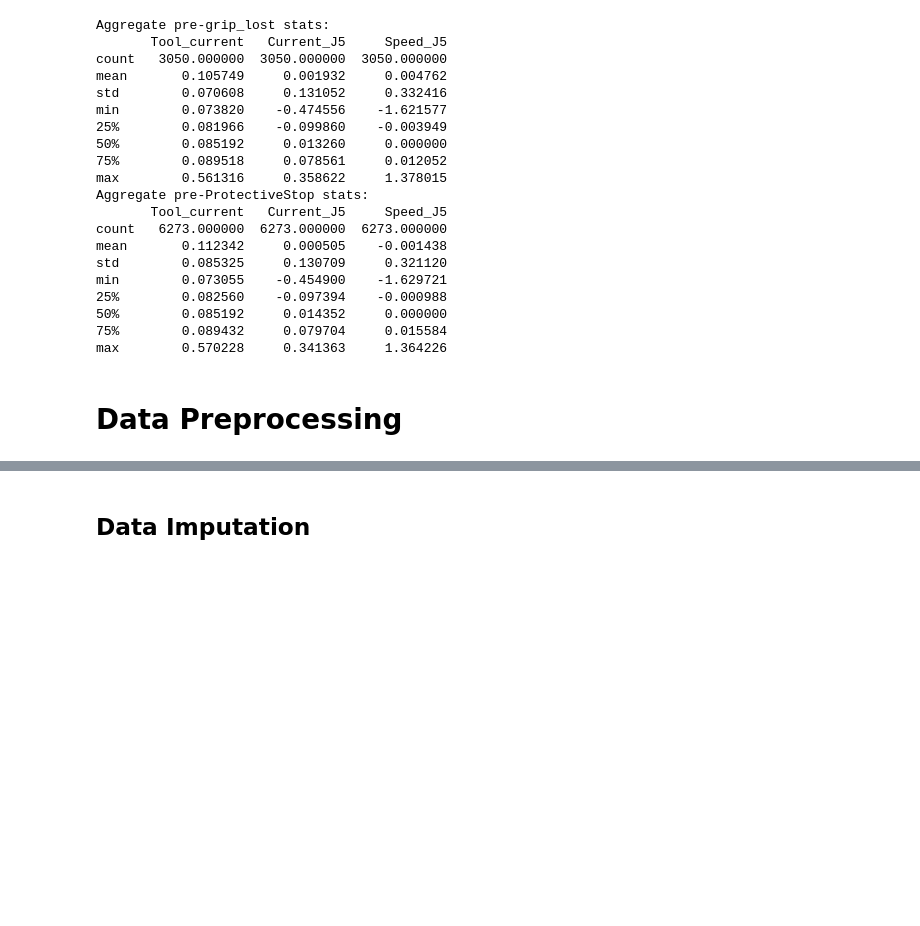
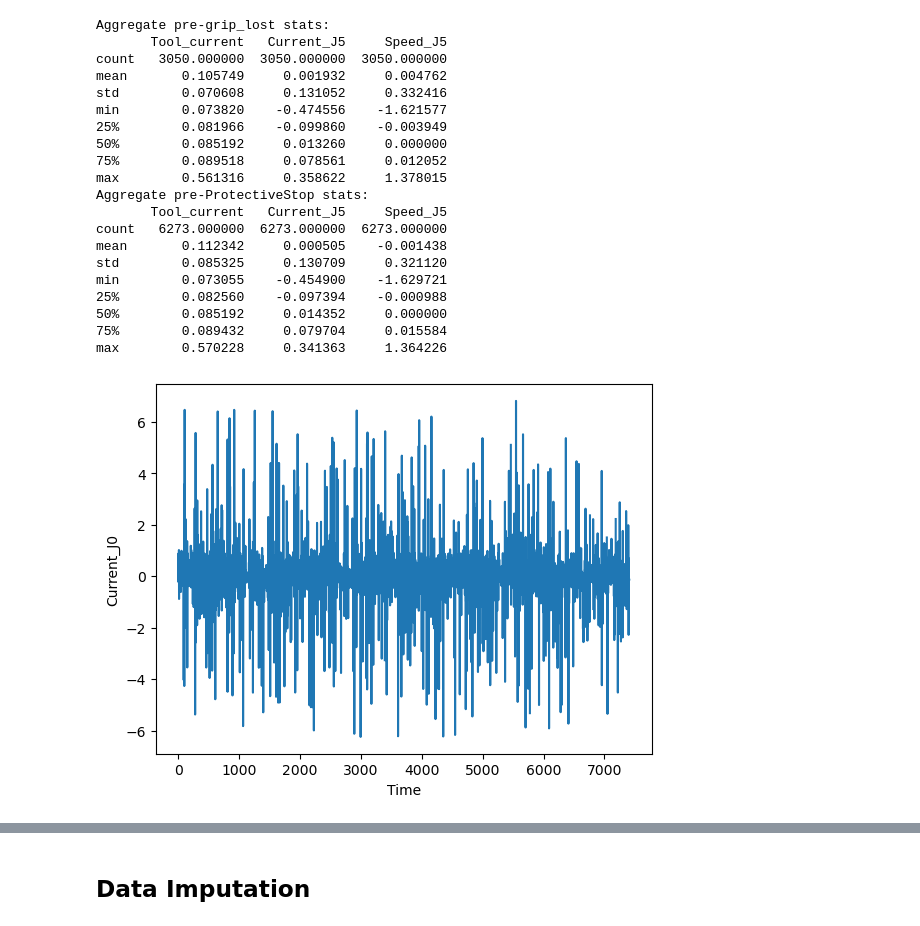
Before and after one commit to MohammedAshraf965/CobotAnalysis, a Jupyter notebook: main.ipynb, the cells around one changed output, grey strips where cells are left out. Drawn from its saved outputs; the diff is of its cells as text; code cells hidden in the pictures; blank space fills up the shorter version.

```diff
--- a/main.ipynb
+++ b/main.ipynb
@@ -455,5 +450,10 @@ min        0.073055    -0.454900    -1.629721
 50%        0.085192     0.014352     0.000000
 75%        0.089432     0.079704     0.015584
 max        0.570228     0.341363     1.364226
-# %% [markdown]
-# Data Preprocessing
+# %%
+plt.plot(df.Current_J0.index, df.Current_J0)
+plt.xlabel('Time')
+plt.ylabel('Current_J0')
+plt.show()
+# %% [output]
+[figure, added]
```
Also changed, not shown: parts of 12 cells of this notebook.
